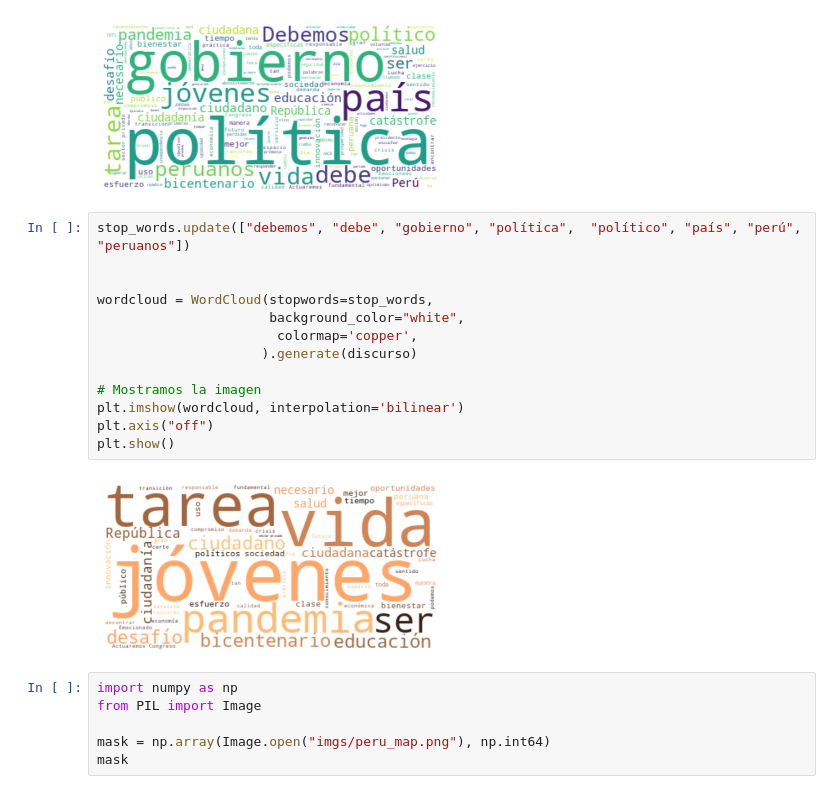
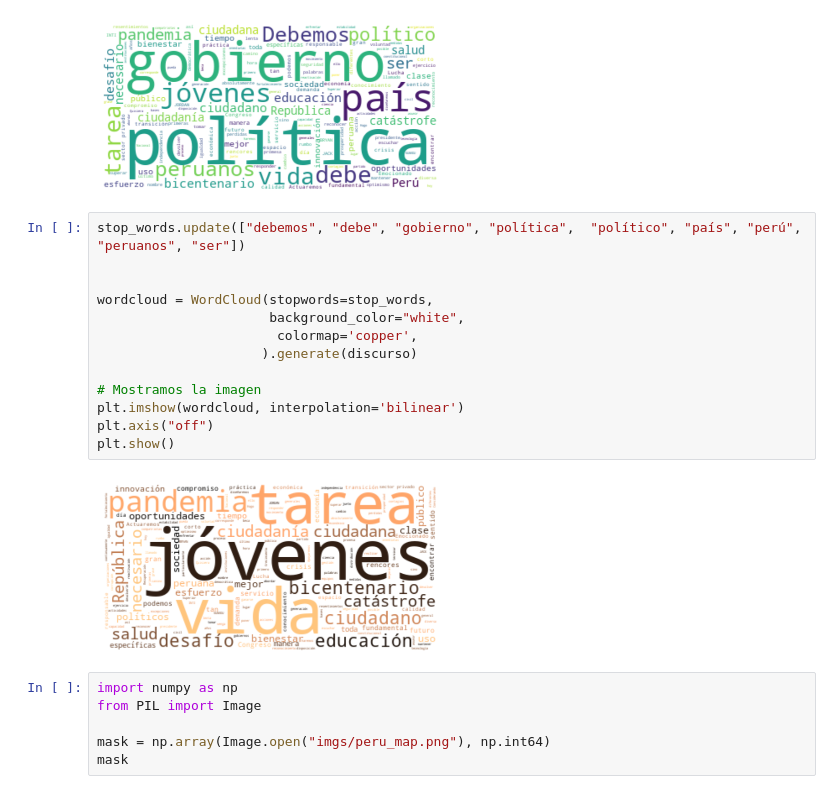
Before and after one commit to jramirezgen/pandas_ds, a Jupyter notebook: Pandas y Seaborn.ipynb, the cells around one changed output. Saved outputs shown, nothing was run; the diff lists cells and outputs as text.

```diff
--- a/Pandas y Seaborn.ipynb
+++ b/Pandas y Seaborn.ipynb
@@ -1033,20 +1033,20 @@ plt.show()
 # %% [output]
 [figure]
 # %%
-stop_words.update(["debemos", "debe", "gobierno", "política",  "político", "país", "perú", "peruanos"])
+stop_words.update(["debemos", "debe", "gobierno", "política",  "político", "país", "perú", "peruanos", "ser"])
 
 
 wordcloud = WordCloud(stopwords=stop_words,
                       background_color="white",
                        colormap='copper',
                      ).generate(discurso)
 
 # Mostramos la imagen
 plt.imshow(wordcloud, interpolation='bilinear')
 plt.axis("off")
 plt.show()
 # %% [output]
-[figure, old version]
+[figure, new version]
 # %%
 import numpy as np
 from PIL import Image
```
Also changed, not shown: parts of 2 cells of this notebook.
